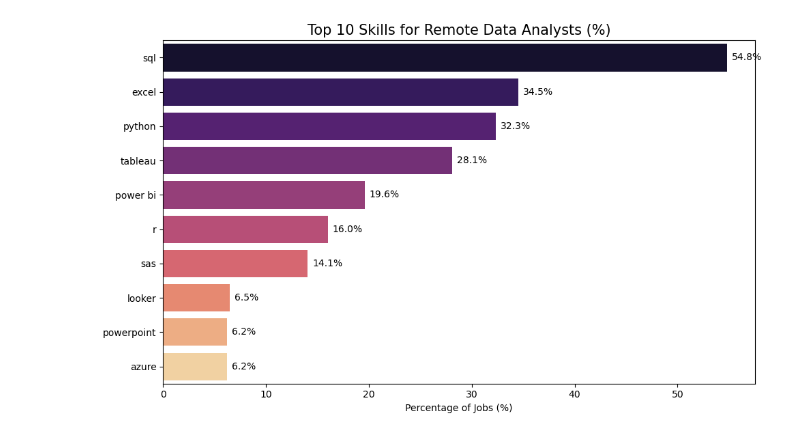
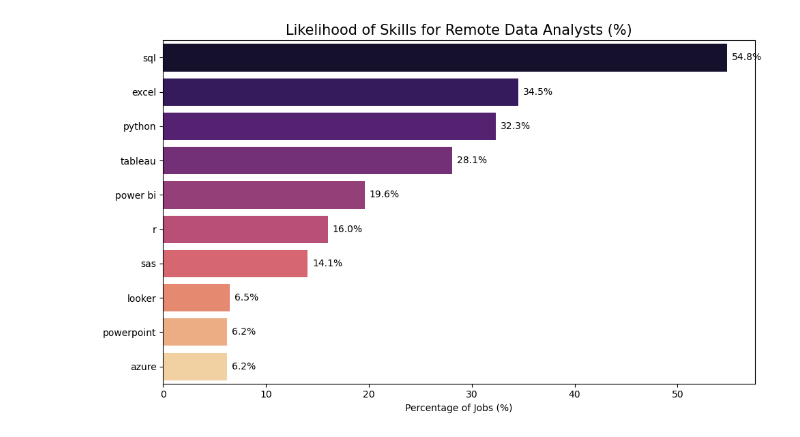
Before and after one commit to Sammex01/Exploratory-Data-Analysis-on-Jobs-Using-Python, a Jupyter notebook: 1_skills_in_demand.ipynb, the cells around one changed output. Saved outputs shown, nothing was run; the diff lists cells and outputs as text; code cells hidden in the pictures.

```diff
--- a/1_skills_in_demand.ipynb
+++ b/1_skills_in_demand.ipynb
@@ -15,27 +15,27 @@ df_da_remote_exploded = df_da_remote.explode('job_skills')
 # %%
 #Data Filtering
 df_da_remote = df[(df['job_title_short'] == 'Data Analyst') &
                   (df['job_work_from_home'] == True)].copy()
 
 total_jobs = len(df_da_remote)
 df_da_remote = df_da_remote.dropna(subset=['job_skills'])
 skill_stats = df_da_remote_exploded['job_skills'].value_counts().head(10).reset_index()
 skill_stats.columns = ['skill', 'count']
 skill_stats['percentage'] = (skill_stats['count'] / total_jobs) * 100
 
 #Graph Plotting
 plt.figure(figsize=(10, 6))
 ax = sns.barplot(data=skill_stats, x='percentage', y='skill', hue='skill', palette='magma', legend=False)
-plt.title('Top 10 Skills for Remote Data Analysts (%)', fontsize=15)
+plt.title('Likelihood of Skills for Remote Data Analysts (%)', fontsize=15)
 plt.xlabel('Percentage of Jobs (%)')
 plt.ylabel('')
 
 for i, p in enumerate(ax.patches):
     ax.annotate(f'{skill_stats.percentage.iloc[i]:.1f}%',
                 (p.get_width(), p.get_y() + p.get_height() / 2),
                 ha='left', va='center', xytext=(5, 0), textcoords='offset points')
 
 plt.tight_layout()
 plt.show()
 # %% [output]
-[figure, old version]
+[figure, new version]
```
Also changed, not shown: parts of 1 cell of this notebook, 7 other files.
